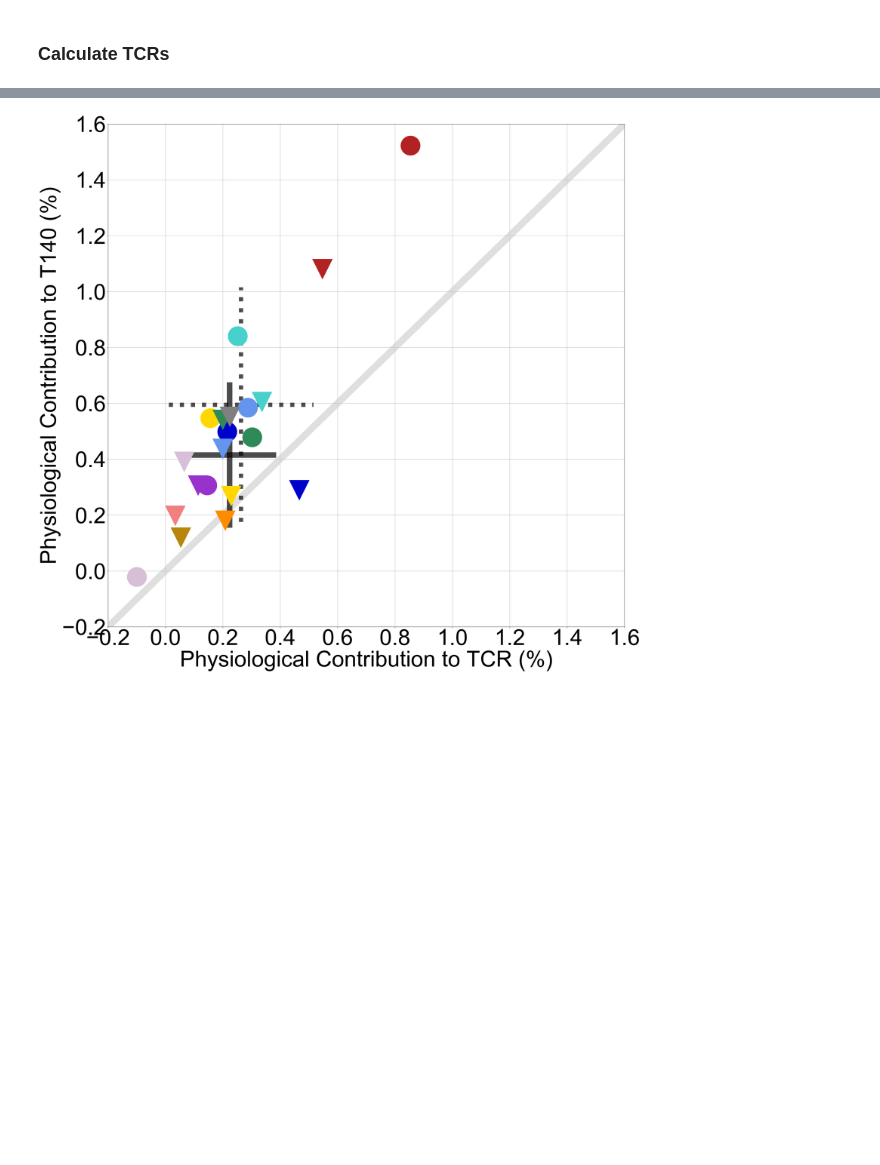
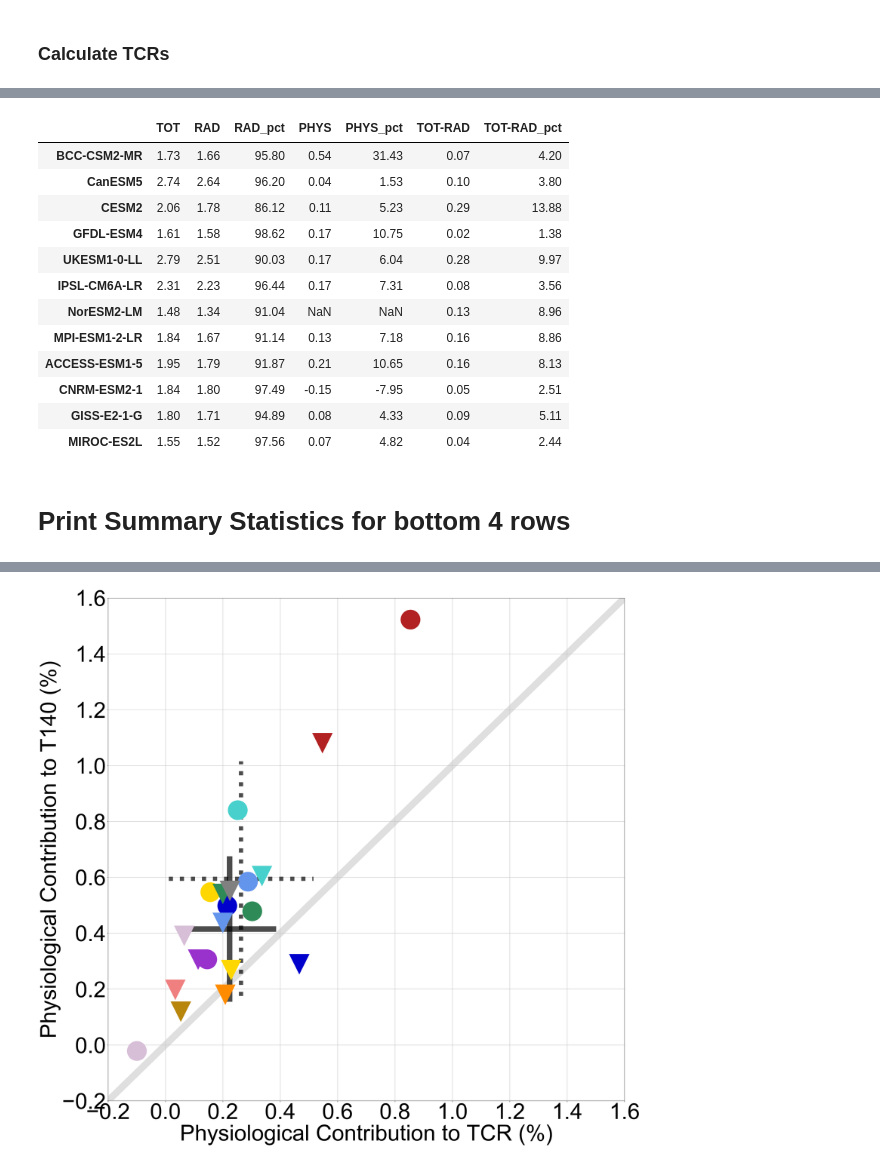
Before and after one commit to czarakas/plant_physiology_and_TCR, a Jupyter notebook: replicate_figures/Table2.ipynb, the cells around one changed output, grey strips where cells are left out. Cells and saved outputs as stored; diff of their text form; code cells hidden in the pictures; blank space fills up the shorter version.

Commit message:
Cleaned data tables

```diff
--- a/replicate_figures/Table2.ipynb
+++ b/replicate_figures/Table2.ipynb
@@ -147,0 +126,18 @@ importlib.reload(plot_scatter_CMIP)
+# %%
+TCR_global_CMIP6.round(2)
+# %% [output]
+|  | TOT | RAD | RAD_pct | PHYS | PHYS_pct | TOT-RAD | TOT-RAD_pct |
+| BCC-CSM2-MR | 1.73 | 1.66 | 95.80 | 0.54 | 31.43 | 0.07 | 4.20 |
+| CanESM5 | 2.74 | 2.64 | 96.20 | 0.04 | 1.53 | 0.10 | 3.80 |
+| CESM2 | 2.06 | 1.78 | 86.12 | 0.11 | 5.23 | 0.29 | 13.88 |
+| GFDL-ESM4 | 1.61 | 1.58 | 98.62 | 0.17 | 10.75 | 0.02 | 1.38 |
+| UKESM1-0-LL | 2.79 | 2.51 | 90.03 | 0.17 | 6.04 | 0.28 | 9.97 |
+| IPSL-CM6A-LR | 2.31 | 2.23 | 96.44 | 0.17 | 7.31 | 0.08 | 3.56 |
+| NorESM2-LM | 1.48 | 1.34 | 91.04 | NaN | NaN | 0.13 | 8.96 |
+| MPI-ESM1-2-LR | 1.84 | 1.67 | 91.14 | 0.13 | 7.18 | 0.16 | 8.86 |
+| ACCESS-ESM1-5 | 1.95 | 1.79 | 91.87 | 0.21 | 10.65 | 0.16 | 8.13 |
+| CNRM-ESM2-1 | 1.84 | 1.80 | 97.49 | -0.15 | -7.95 | 0.05 | 2.51 |
+| GISS-E2-1-G | 1.80 | 1.71 | 94.89 | 0.08 | 4.33 | 0.09 | 5.11 |
+| MIROC-ES2L | 1.55 | 1.52 | 97.56 | 0.07 | 4.82 | 0.04 | 2.44 |
+# %% [markdown]
+# Print Summary Statistics for bottom 4 rows
```
Also changed, not shown: parts of 15 cells of this notebook.
